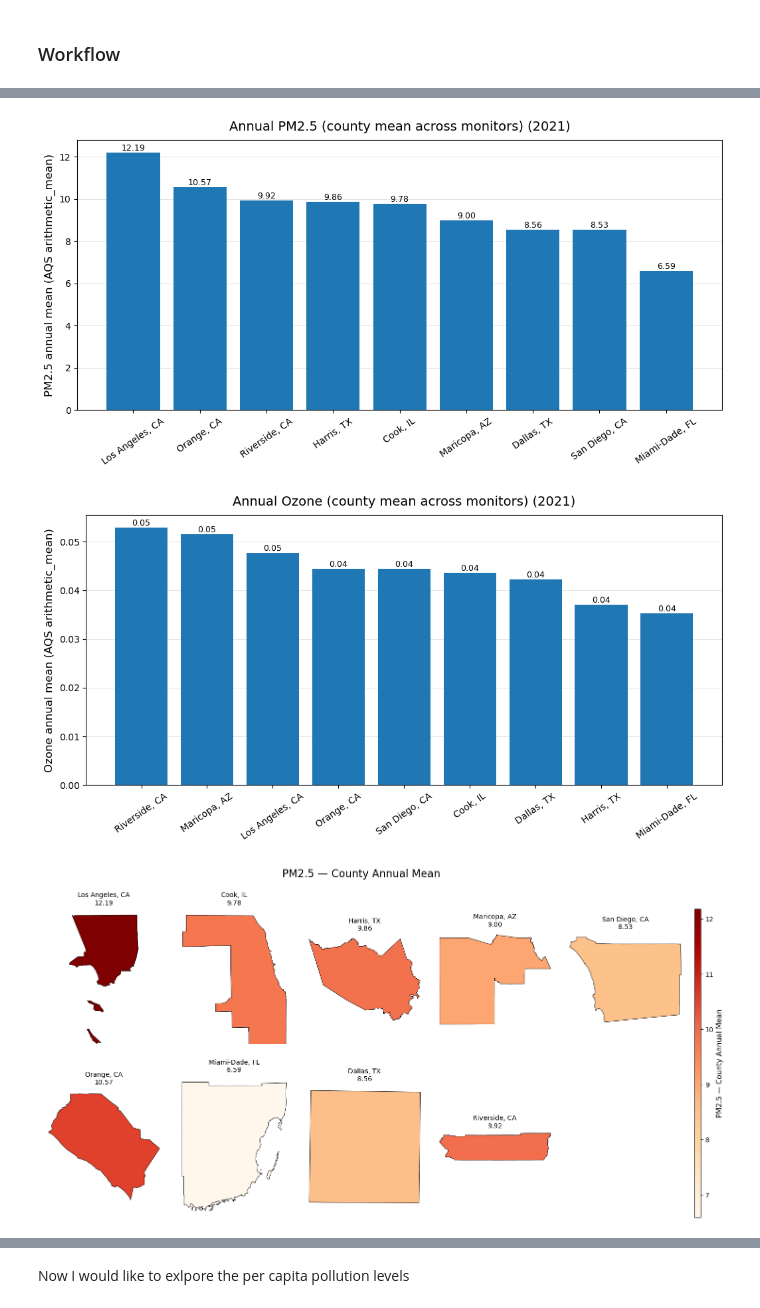
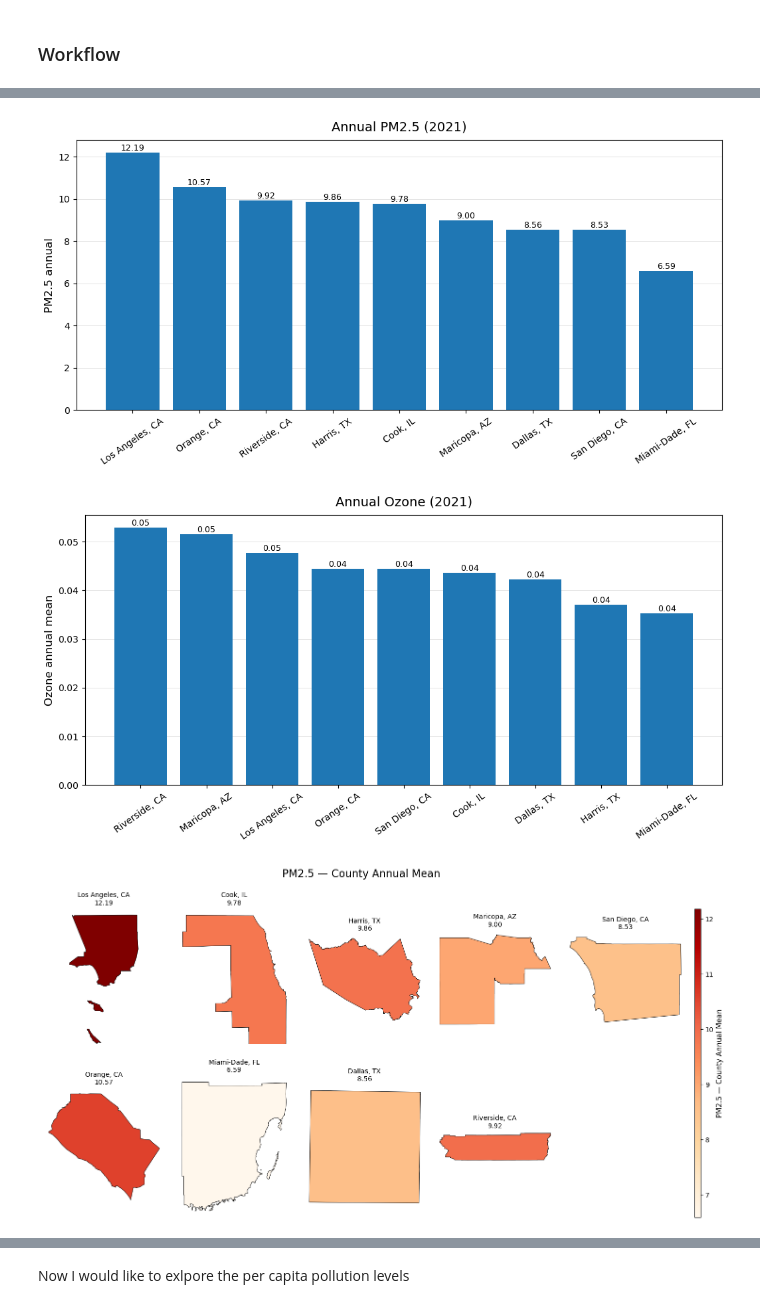
Before and after one commit to STA220-final-project/final_project, a Jupyter notebook: project.ipynb, the cells around one changed output, grey strips where cells are left out. Cells and saved outputs as stored; diff of their text form; code cells hidden in the pictures.

```diff
--- a/project.ipynb
+++ b/project.ipynb
@@ -429,11 +218,7 @@ def plot_county_subplots_pub(
     nrows=2,
     ncols=5,
 ):
-    """
-    gdf must contain: county_name, geometry, and value_col
-    Produces a 2x5 grid with a dedicated right-hand colorbar axis.
-    (If you have 9 counties, one panel will be blank.)
-    """
+
     # order counties consistently
     order = [c for c in COUNTIES_ORDER if c in set(gdf["county_name"])]
 
@@ -496,8 +281,8 @@ def plot_county_subplots_pub(
 
 plot_ranked_bar(
     pm_summary,
-    title="Annual PM2.5 (county mean across monitors)",
-    y_label="PM2.5 annual mean (AQS arithmetic_mean)",
+    title="Annual PM2.5",
+    y_label="PM2.5 annual",
 )
 
 # ----------------------------
@@ -505,37 +290,37 @@ plot_ranked_bar(
 # ----------------------------
 
 plot_ranked_bar(
     o3_summary,
-    title="Annual Ozone (county mean across monitors)",
-    y_label="Ozone annual mean (AQS arithmetic_mean)",
+    title="Annual Ozone",
+    y_label="Ozone annual mean",
 )
 
 # ----------------------------
 # 3) County subplot maps (PM2.5 + Ozone)
 # ----------------------------
 
 plot_county_subplots_pub(
     pm_gdf,
     value_col="pollution_mean",
     vmin=pm_vmin,
     vmax=pm_vmax,
     title="PM2.5 — County Annual Mean",
     units="",
     cmap="OrRd",
 )
 
 plot_county_subplots_pub(
     o3_gdf,
     value_col="pollution_mean",
     vmin=o3_vmin,
     vmax=o3_vmax,
     title="Ozone — County Annual Mean",
     units="",
     cmap="OrRd",
 )
 # %% [output]
-[figure, old version]
+[figure, new version]
-[figure, old version]
+[figure, new version]
 [figure]
 [figure]
 # %% [markdown]
```
Also changed, not shown: parts of 1 cell of this notebook, 1 other file.
